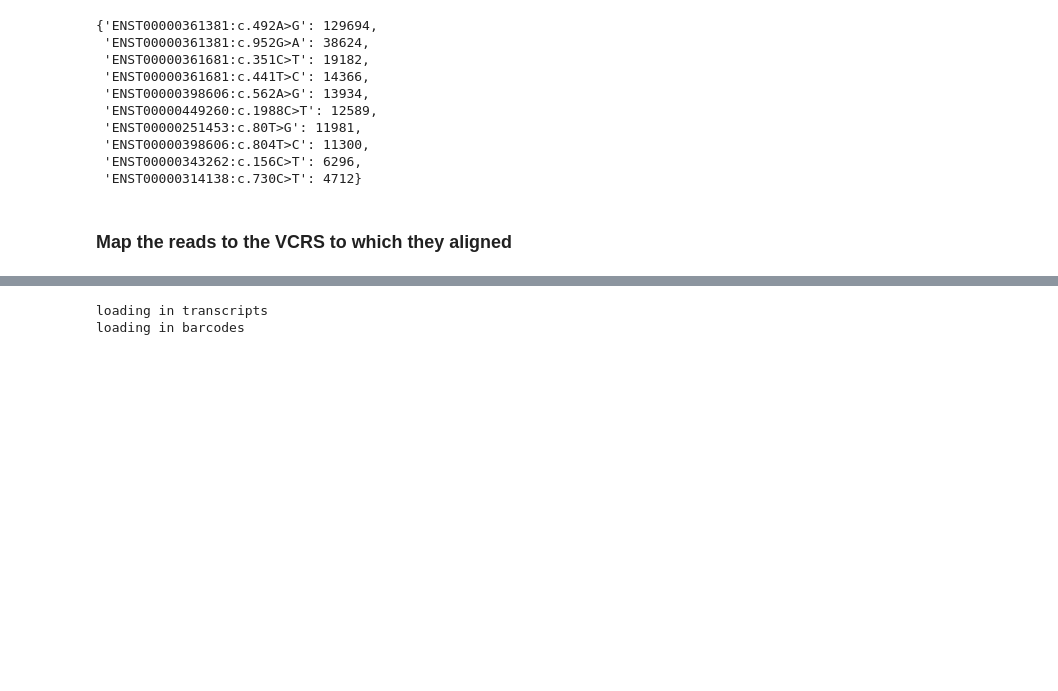
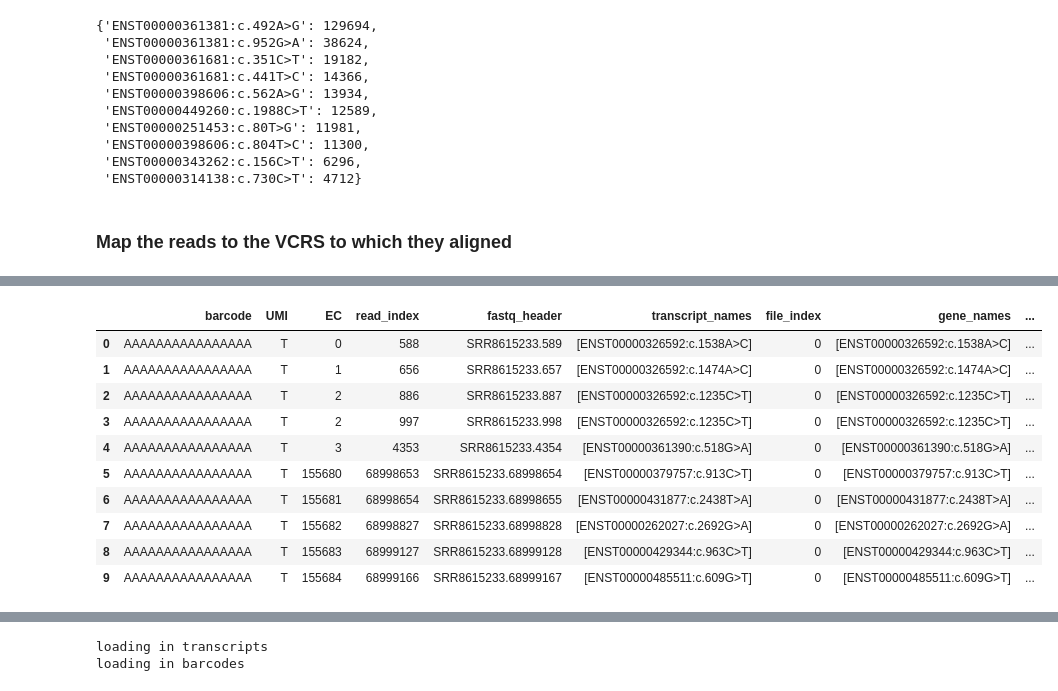
Before and after one commit to pachterlab/RLSRP_2025, a Jupyter notebook: notebooks/SuppX_pull_out_reads_for_alignment_viz.ipynb, the cells around one changed output, grey strips where cells are left out. Cells and saved outputs as stored; diff of their text form; code cells hidden in the pictures; blank space fills up the shorter version.

Commit message:
alignment viz notebook has parquet tests

```diff
--- a/notebooks/SuppX_pull_out_reads_for_alignment_viz.ipynb
+++ b/notebooks/SuppX_pull_out_reads_for_alignment_viz.ipynb
@@ -273,0 +323,17 @@ bustools = '/Users/joeyrich/miniconda3/envs/RLSRWP_2025/lib/python3.10/site-pack
+# %%
+bus_df_copy4.head().to_parquet("bus_df_test4_chunked.parquet", index=False, append=False)
+bus_df_copy4.tail().to_parquet("bus_df_test4_chunked.parquet", index=False, append=True)
+bus_df_copy4_chunked = pd.read_parquet("bus_df_test4_chunked.parquet")
+bus_df_copy4_chunked
+# %% [output]
+|  | barcode | UMI | EC | read_index | fastq_header | transcript_names | file_index | gene_names | ... |
+| 0 | AAAAAAAAAAAAAAAA | T | 0 | 588 | SRR8615233.589 | [ENST00000326592:c.1538A>C] | 0 | [ENST00000326592:c.1538A>C] | ... |
+| 1 | AAAAAAAAAAAAAAAA | T | 1 | 656 | SRR8615233.657 | [ENST00000326592:c.1474A>C] | 0 | [ENST00000326592:c.1474A>C] | ... |
+| 2 | AAAAAAAAAAAAAAAA | T | 2 | 886 | SRR8615233.887 | [ENST00000326592:c.1235C>T] | 0 | [ENST00000326592:c.1235C>T] | ... |
+| 3 | AAAAAAAAAAAAAAAA | T | 2 | 997 | SRR8615233.998 | [ENST00000326592:c.1235C>T] | 0 | [ENST00000326592:c.1235C>T] | ... |
+| 4 | AAAAAAAAAAAAAAAA | T | 3 | 4353 | SRR8615233.4354 | [ENST00000361390:c.518G>A] | 0 | [ENST00000361390:c.518G>A] | ... |
+| 5 | AAAAAAAAAAAAAAAA | T | 155680 | 68998653 | SRR8615233.68998654 | [ENST00000379757:c.913C>T] | 0 | [ENST00000379757:c.913C>T] | ... |
+| 6 | AAAAAAAAAAAAAAAA | T | 155681 | 68998654 | SRR8615233.68998655 | [ENST00000431877:c.2438T>A] | 0 | [ENST00000431877:c.2438T>A] | ... |
+| 7 | AAAAAAAAAAAAAAAA | T | 155682 | 68998827 | SRR8615233.68998828 | [ENST00000262027:c.2692G>A] | 0 | [ENST00000262027:c.2692G>A] | ... |
+| 8 | AAAAAAAAAAAAAAAA | T | 155683 | 68999127 | SRR8615233.68999128 | [ENST00000429344:c.963C>T] | 0 | [ENST00000429344:c.963C>T] | ... |
+| 9 | AAAAAAAAAAAAAAAA | T | 155684 | 68999166 | SRR8615233.68999167 | [ENST00000485511:c.609G>T] | 0 | [ENST00000485511:c.609G>T] | ... |
```
Also changed, not shown: parts of 13 cells of this notebook.
